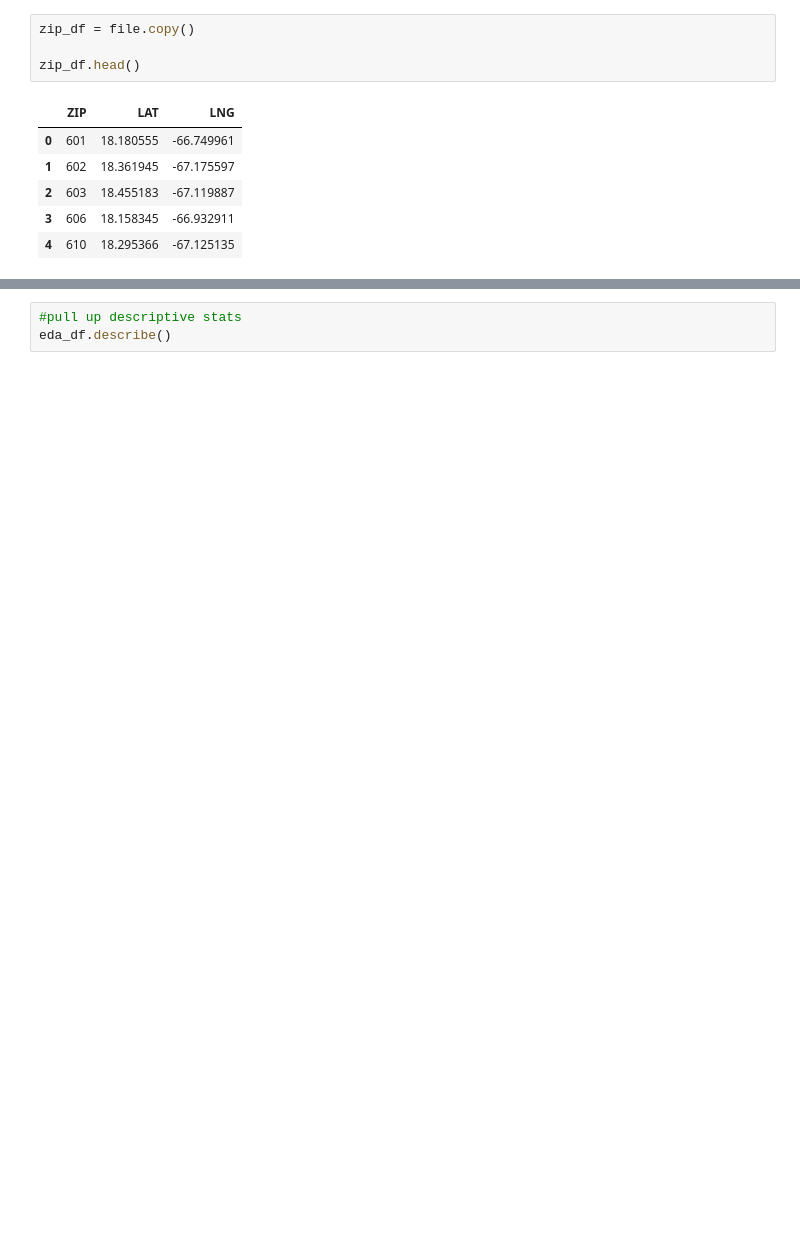
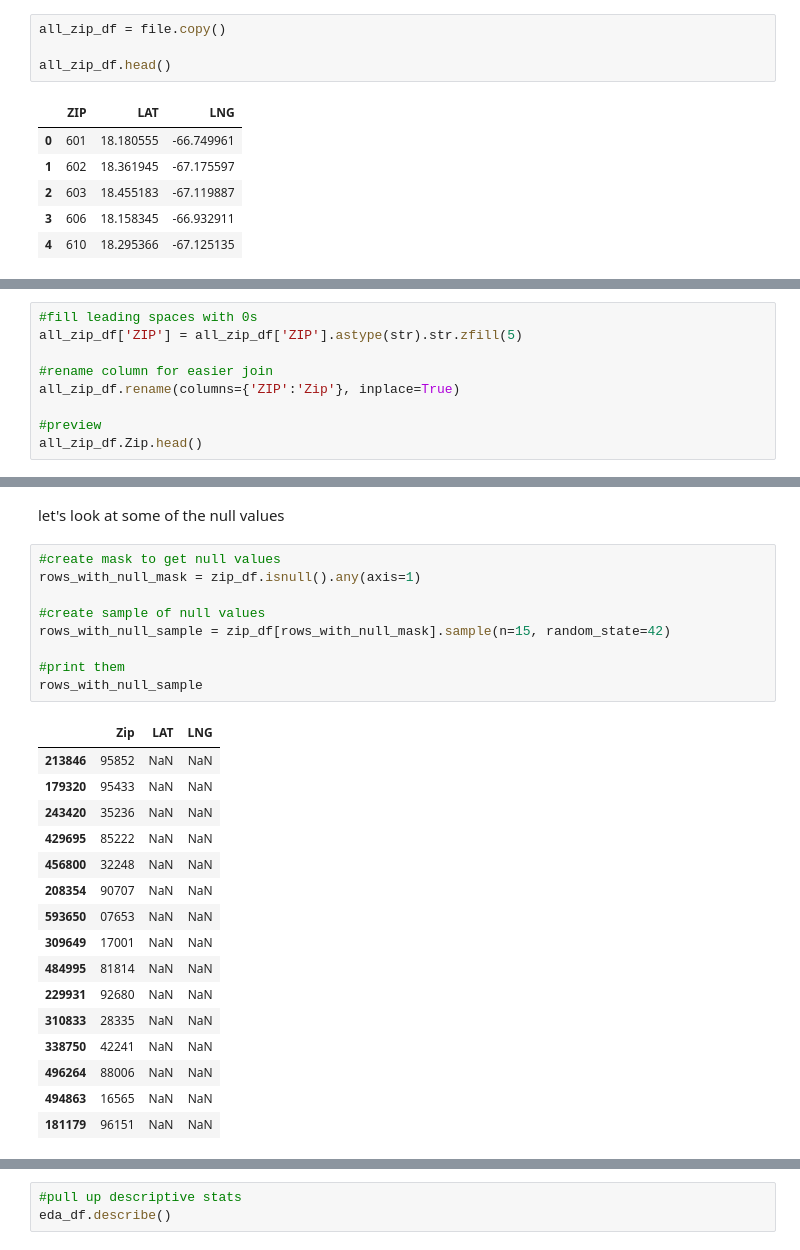
Before and after one commit to joshuaedelstein15/Loan_default, a Jupyter notebook: notebook.ipynb, the cells around one changed output, grey strips where cells are left out. Drawn from its saved outputs; the diff is of its cells as text; blank space fills up the shorter version.

```diff
--- a/notebook.ipynb
+++ b/notebook.ipynb
@@ -658,9 +661,9 @@ FILL WITH LEADING 0s
 # %%
 file = pd.read_csv('data/zip_long_lat.csv')
 # %%
-zip_df = file.copy()
+all_zip_df = file.copy()
 
-zip_df.head()
+all_zip_df.head()
 # %% [output]
 |  | ZIP | LAT | LNG |
 | 0 | 601 | 18.180555 | -66.749961 |
@@ -670,0 +676,9 @@ zip_df.head()
+# %%
+#fill leading spaces with 0s
+all_zip_df['ZIP'] = all_zip_df['ZIP'].astype(str).str.zfill(5)
+
+#rename column for easier join
+all_zip_df.rename(columns={'ZIP':'Zip'}, inplace=True)
+
+#preview
+all_zip_df.Zip.head()
@@ -670,0 +723,28 @@ zip_df.head()
+# %% [markdown]
+let's look at some of the null values
+# %%
+#create mask to get null values
+rows_with_null_mask = zip_df.isnull().any(axis=1)
+
+#create sample of null values
+rows_with_null_sample = zip_df[rows_with_null_mask].sample(n=15, random_state=42)
+
+#print them
+rows_with_null_sample
+# %% [output]
+|  | Zip | LAT | LNG |
+| 213846 | 95852 | NaN | NaN |
+| 179320 | 95433 | NaN | NaN |
+| 243420 | 35236 | NaN | NaN |
+| 429695 | 85222 | NaN | NaN |
+| 456800 | 32248 | NaN | NaN |
+| 208354 | 90707 | NaN | NaN |
+| 593650 | 07653 | NaN | NaN |
+| 309649 | 17001 | NaN | NaN |
+| 484995 | 81814 | NaN | NaN |
+| 229931 | 92680 | NaN | NaN |
+| 310833 | 28335 | NaN | NaN |
+| 338750 | 42241 | NaN | NaN |
+| 496264 | 88006 | NaN | NaN |
+| 494863 | 16565 | NaN | NaN |
+| 181179 | 96151 | NaN | NaN |
```
Also changed, not shown: parts of 30 cells of this notebook.
